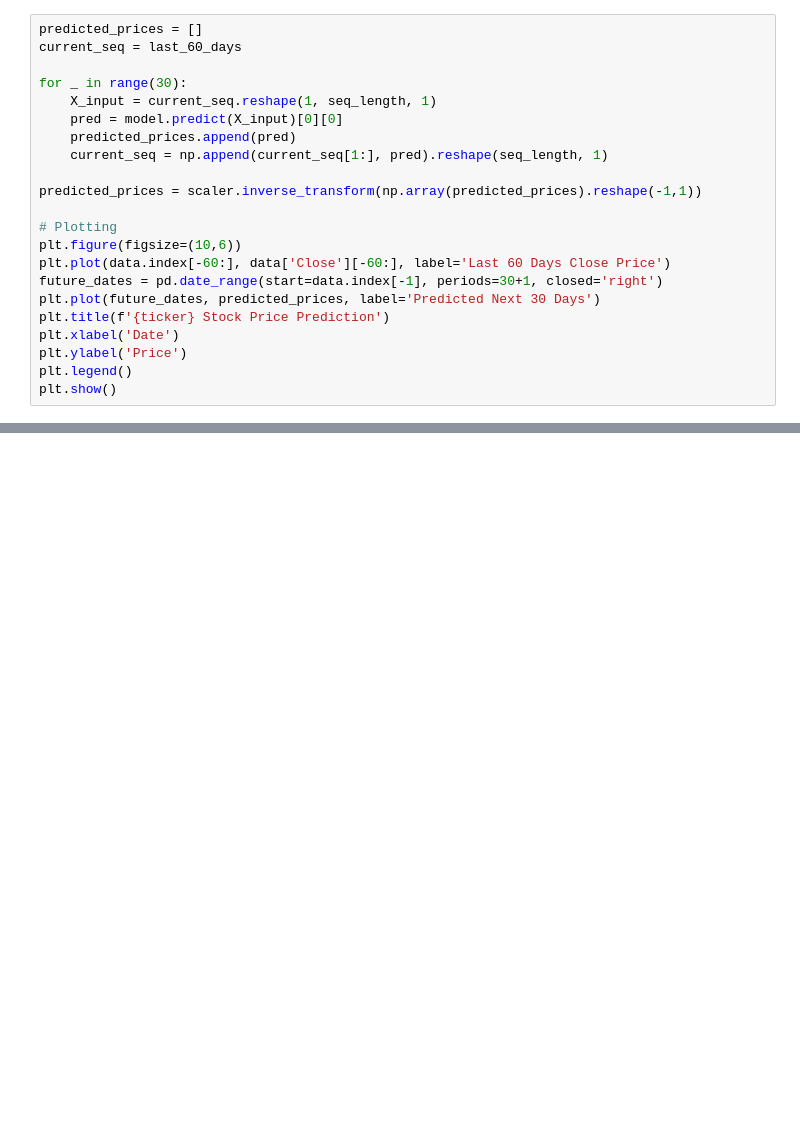
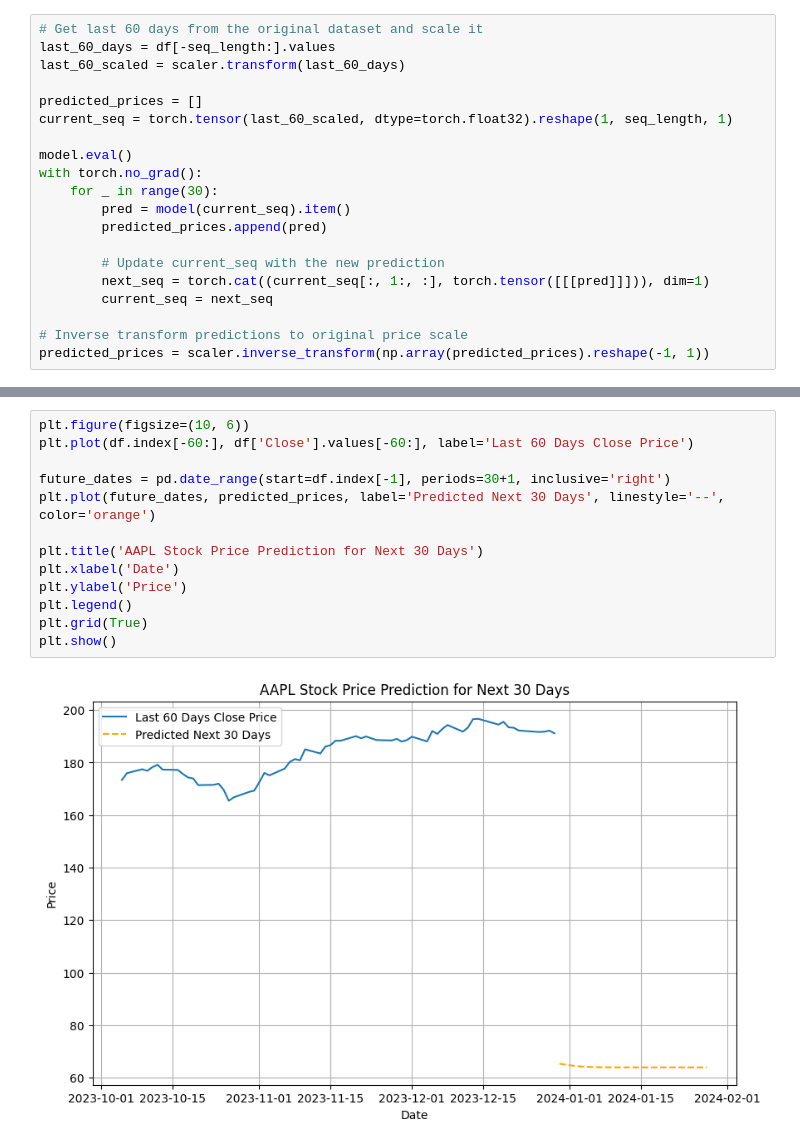
Before and after one commit to Laksh5101/Stock_Price-Using-Pytorch, a Jupyter notebook: Stock_Price.ipynb, the cells around one changed output, grey strips where cells are left out. Cells and saved outputs as stored; diff of their text form; blank space fills up the shorter version.

```diff
--- a/Stock_Price.ipynb
+++ b/Stock_Price.ipynb
@@ -106,22 +122,20 @@ Predicted next day closing price: $165.63
 # %%
+# Get last 60 days from the original dataset and scale it
+last_60_days = df[-seq_length:].values
+last_60_scaled = scaler.transform(last_60_days)
+
 predicted_prices = []
-current_seq = last_60_days
+current_seq = torch.tensor(last_60_scaled, dtype=torch.float32).reshape(1, seq_length, 1)
 
-for _ in range(30):
-    X_input = current_seq.reshape(1, seq_length, 1)
-    pred = model.predict(X_input)[0][0]
-    predicted_prices.append(pred)
-    current_seq = np.append(current_seq[1:], pred).reshape(seq_length, 1)
+model.eval()
+with torch.no_grad():
+    for _ in range(30):
+        pred = model(current_seq).item()
+        predicted_prices.append(pred)
 
-predicted_prices = scaler.inverse_transform(np.array(predicted_prices).reshape(-1,1))
+        # Update current_seq with the new prediction
+        next_seq = torch.cat((current_seq[:, 1:, :], torch.tensor([[[pred]]])), dim=1)
+        current_seq = next_seq
 
-# Plotting
-plt.figure(figsize=(10,6))
-plt.plot(data.index[-60:], data['Close'][-60:], label='Last 60 Days Close Price')
-future_dates = pd.date_range(start=data.index[-1], periods=30+1, closed='right')
-plt.plot(future_dates, predicted_prices, label='Predicted Next 30 Days')
-plt.title(f'{ticker} Stock Price Prediction')
-plt.xlabel('Date')
-plt.ylabel('Price')
-plt.legend()
-plt.show()
+# Inverse transform predictions to original price scale
+predicted_prices = scaler.inverse_transform(np.array(predicted_prices).reshape(-1, 1))
@@ -147,0 +142,15 @@ TypeError: DatetimeArray._generate_range() got an unexpected keyword argument 'c
+# %%
+plt.figure(figsize=(10, 6))
+plt.plot(df.index[-60:], df['Close'].values[-60:], label='Last 60 Days Close Price')
+
+future_dates = pd.date_range(start=df.index[-1], periods=30+1, inclusive='right')
+plt.plot(future_dates, predicted_prices, label='Predicted Next 30 Days', linestyle='--', color='orange')
+
+plt.title('AAPL Stock Price Prediction for Next 30 Days')
+plt.xlabel('Date')
+plt.ylabel('Price')
+plt.legend()
+plt.grid(True)
+plt.show()
+# %% [output]
+[figure, added]
```
Also changed, not shown: parts of 7 cells of this notebook.
